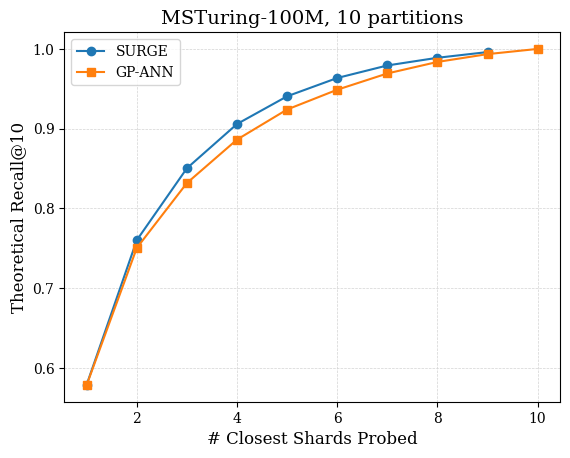
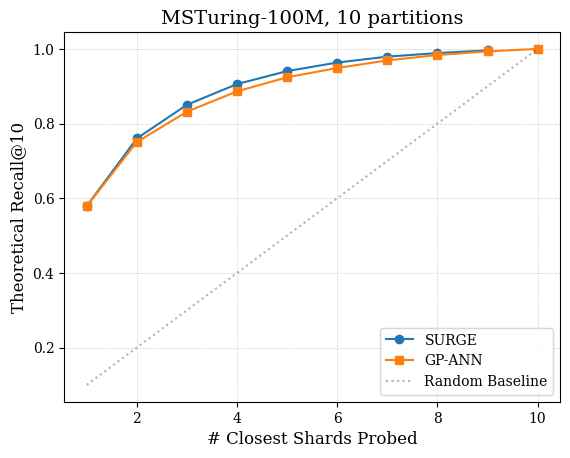
The change to this notebook cell's code, shown as a diff; its figure went from the first image to the second:
--- before
+++ after
@@ -4,4 +4,7 @@
 plt.plot(msturing_gpann["num_shards_searched"], 
          msturing_gpann["route_456_HNSW_HierKMeans"], label="GP-ANN", marker="s")
+
+plt.plot(msturing_gpann["num_shards_searched"], 
+         msturing_gpann["num_shards_searched"]/10, label="Random Baseline", ls=":", color="black", alpha=0.3)
 
 plt.xlabel("# Closest Shards Probed")
@@ -14,3 +17,3 @@
 
 # save the figure
-plt.savefig("msturing100_theoretical_recall_vs_nprobe.pdf", bbox_inches="tight")
+# plt.savefig("msturing100_theoretical_recall_vs_nprobe.pdf", bbox_inches="tight")

Commit: adding plots